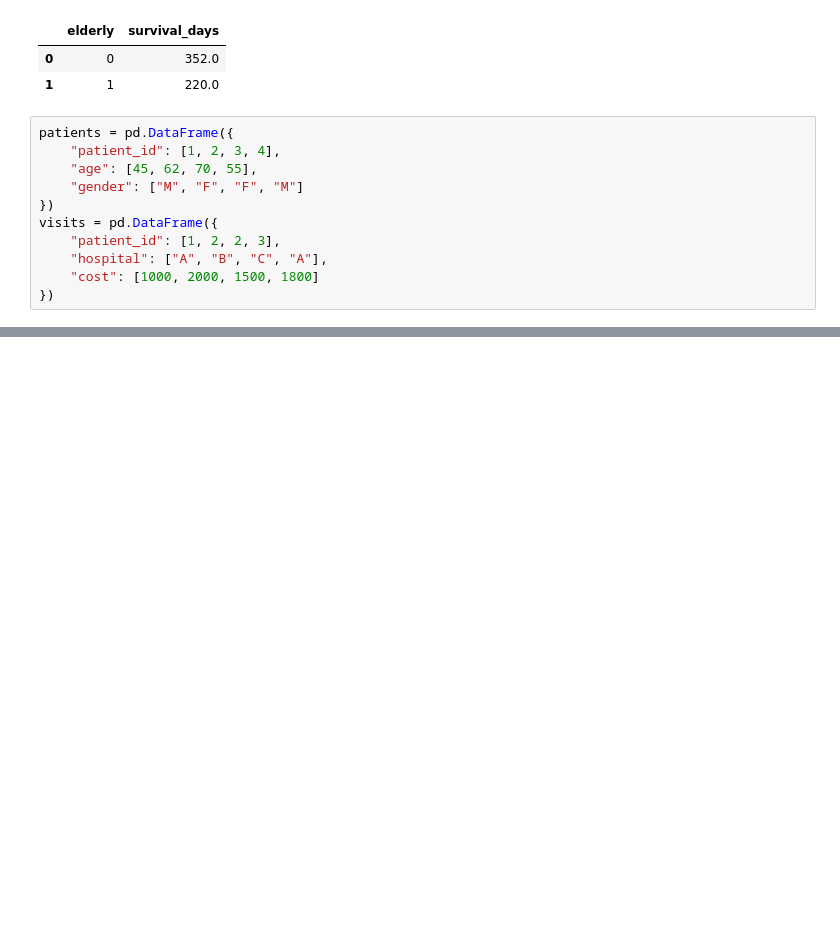
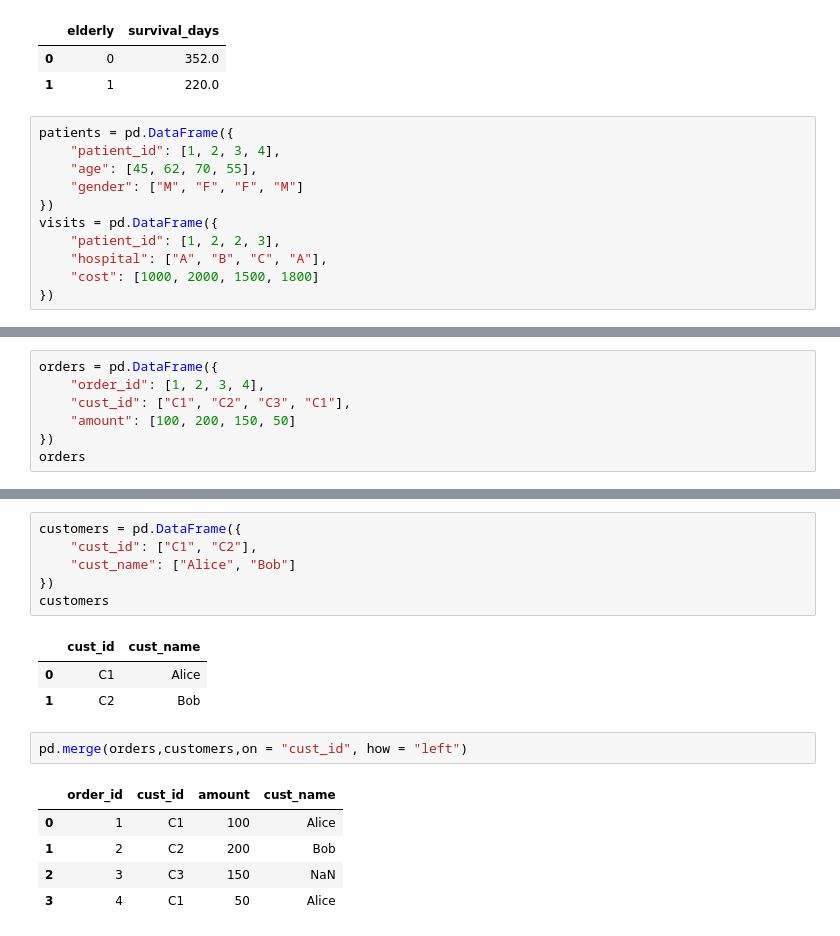
Before and after one commit to JerripotulaSriharsha/AI_Engineer, a Jupyter notebook: src/ds/pandas.ipynb, the cells around one changed output, grey strips where cells are left out. Drawn from its saved outputs; the diff is of its cells as text; blank space fills up the shorter version.

```diff
--- a/src/ds/pandas.ipynb
+++ b/src/ds/pandas.ipynb
@@ -260,0 +382,7 @@ visits = pd.DataFrame({
+# %%
+orders = pd.DataFrame({
+    "order_id": [1, 2, 3, 4],
+    "cust_id": ["C1", "C2", "C3", "C1"],
+    "amount": [100, 200, 150, 50]
+})
+orders
@@ -260,0 +395,18 @@ visits = pd.DataFrame({
+# %%
+customers = pd.DataFrame({
+    "cust_id": ["C1", "C2"],
+    "cust_name": ["Alice", "Bob"]
+})
+customers
+# %% [output]
+|  | cust_id | cust_name |
+| 0 | C1 | Alice |
+| 1 | C2 | Bob |
+# %%
+pd.merge(orders,customers,on = "cust_id", how = "left")
+# %% [output]
+|  | order_id | cust_id | amount | cust_name |
+| 0 | 1 | C1 | 100 | Alice |
+| 1 | 2 | C2 | 200 | Bob |
+| 2 | 3 | C3 | 150 | NaN |
+| 3 | 4 | C1 | 50 | Alice |
```
Also changed, not shown: parts of 18 cells of this notebook.
